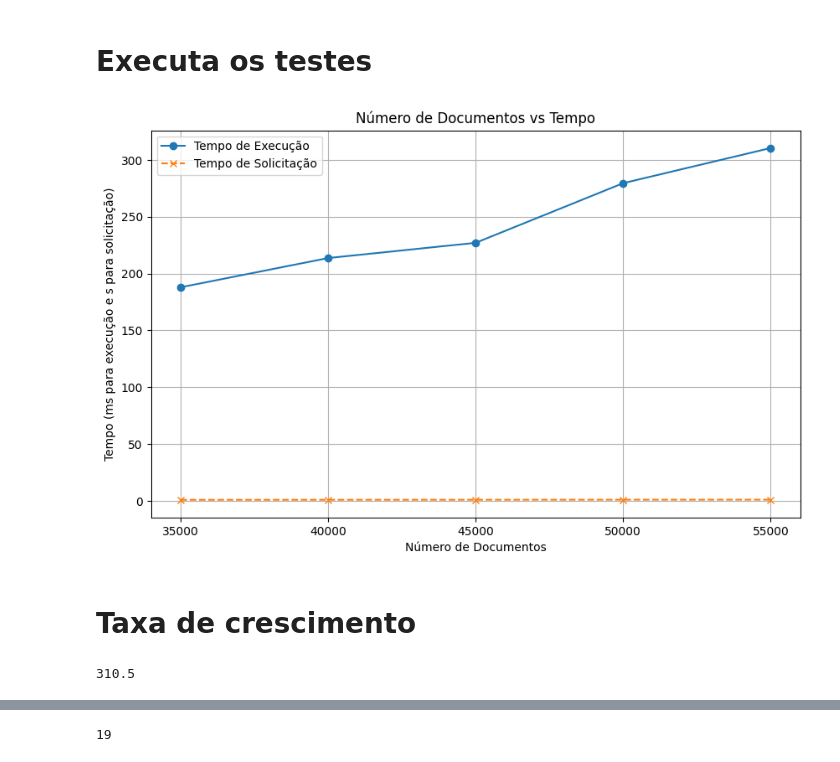
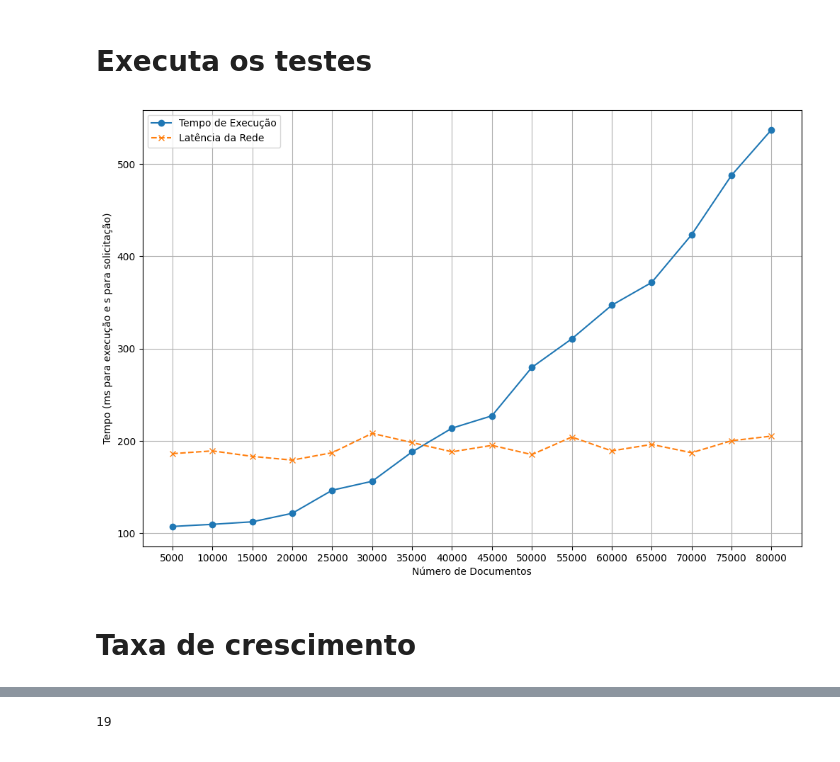
Before and after one commit to sira-serverless-ir-arch/ir-evaluation, a Jupyter notebook: performance.ipynb, the cells around one changed output, grey strips where cells are left out. Saved outputs shown, nothing was run; the diff lists cells and outputs as text; code cells hidden in the pictures.

```diff
--- a/performance.ipynb
+++ b/performance.ipynb
@@ -3,42 +3,49 @@
 # %%
 import matplotlib.pyplot as plt
 
-# Dados fornecidos
+# Dados atualizados
 data = [
-    {"documents": 35000, "execution": 187.8948453, "request": 0.8688138484954834, "memory": 169},
-    {"documents": 40000, "execution": 213.6265155, "request": 0.896547818183899, "memory": 172},
-    {"documents": 45000, "execution": 227.0417287, "request": 0.9321797132492066, "memory": 181},
-    {"documents": 50000, "execution": 279.5286095, "request": 0.970871376991272, "memory": 195},
-    {"documents": 55000, "execution": 310.4763935, "request": 0.9953441381454468, "memory": 208}
+    {"documents": 5000, "execution": 107.07855900000001, "request": 186, "memory": 83},
+    {"documents": 10000, "execution": 109.3720069, "request": 189, "memory": 98},
+    {"documents": 15000, "execution": 112.11860349999999, "request": 183, "memory": 106},
+    {"documents": 20000, "execution": 121.34456579999998, "request": 179, "memory": 130},
+    {"documents": 25000, "execution": 146.3496952, "request": 187, "memory": 137},
+    {"documents": 30000, "execution": 156.0393887, "request": 208, "memory": 142},
+    {"documents": 35000, "execution": 187.8948453, "request": 198, "memory": 169},
+    {"documents": 40000, "execution": 213.6265155, "request": 188, "memory": 172},
+    {"documents": 45000, "execution": 227.04172870000002, "request": 195, "memory": 181},
+    {"documents": 50000, "execution": 279.5286095, "request": 185, "memory": 195},
+    {"documents": 55000, "execution": 310.4763935, "request": 204, "memory": 208},
+    {"documents": 60000, "execution": 346.8557527, "request": 189, "memory": 218},
+    {"documents": 65000, "execution": 371.56693, "request": 196, "memory": 241},
+    {"documents": 70000, "execution": 423.3088927, "request": 187, "memory": 267},
+    {"documents": 75000, "execution": 487.74575619999996, "request": 200, "memory": 326},
+    {"documents": 80000, "execution": 537.1384805, "request": 205, "memory": 348},
 ]
 
 # Extrair os dados para listas separadas
 documents = [d["documents"] for d in data]
 execution = [d["execution"] for d in data]
 request = [d["request"] for d in data]
 memory = [d["memory"] for d in data]
 
 # Criar o gráfico de linhas com pontos para "execution" e "request"
-plt.figure(figsize=(10, 6))
+plt.figure(figsize=(12, 8))
 
 plt.plot(documents, execution, marker='o', linestyle='-', label='Tempo de Execução')
-plt.plot(documents, request, marker='x', linestyle='--', label='Tempo de Solicitação')
+plt.plot(documents, request, marker='x', linestyle='--', label='Latência da Rede')
 
 # Personalizações
 plt.xlabel('Número de Documentos')
 plt.ylabel('Tempo (ms para execução e s para solicitação)')
-plt.title('Número de Documentos vs Tempo')
+# plt.title('Número de Documentos vs Tempo de Execução')
 plt.xticks(documents)  # Ajusta os rótulos do eixo x para mostrar apenas os valores de "documents"
 plt.legend()
 plt.grid(True)
 
 # Mostrar o gráfico
 plt.show()
 # %% [output]
-[figure, old version]
+[figure, new version]
 # %% [markdown]
 # Taxa de crescimento
-# %%
-55000 / 100 * 0.53 + 19
-# %% [output]
-310.5
```
Also changed, not shown: parts of 1 cell of this notebook, 4 other files.
